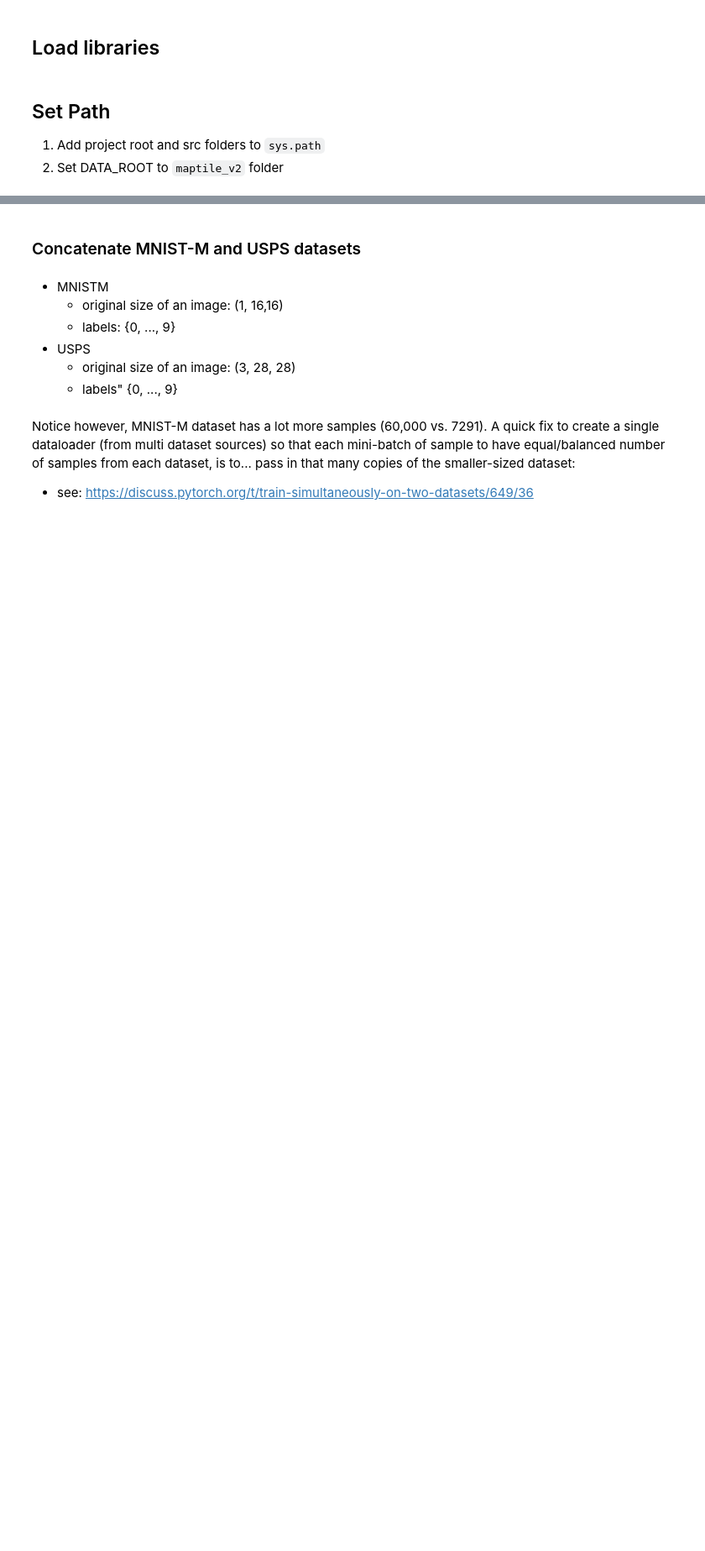
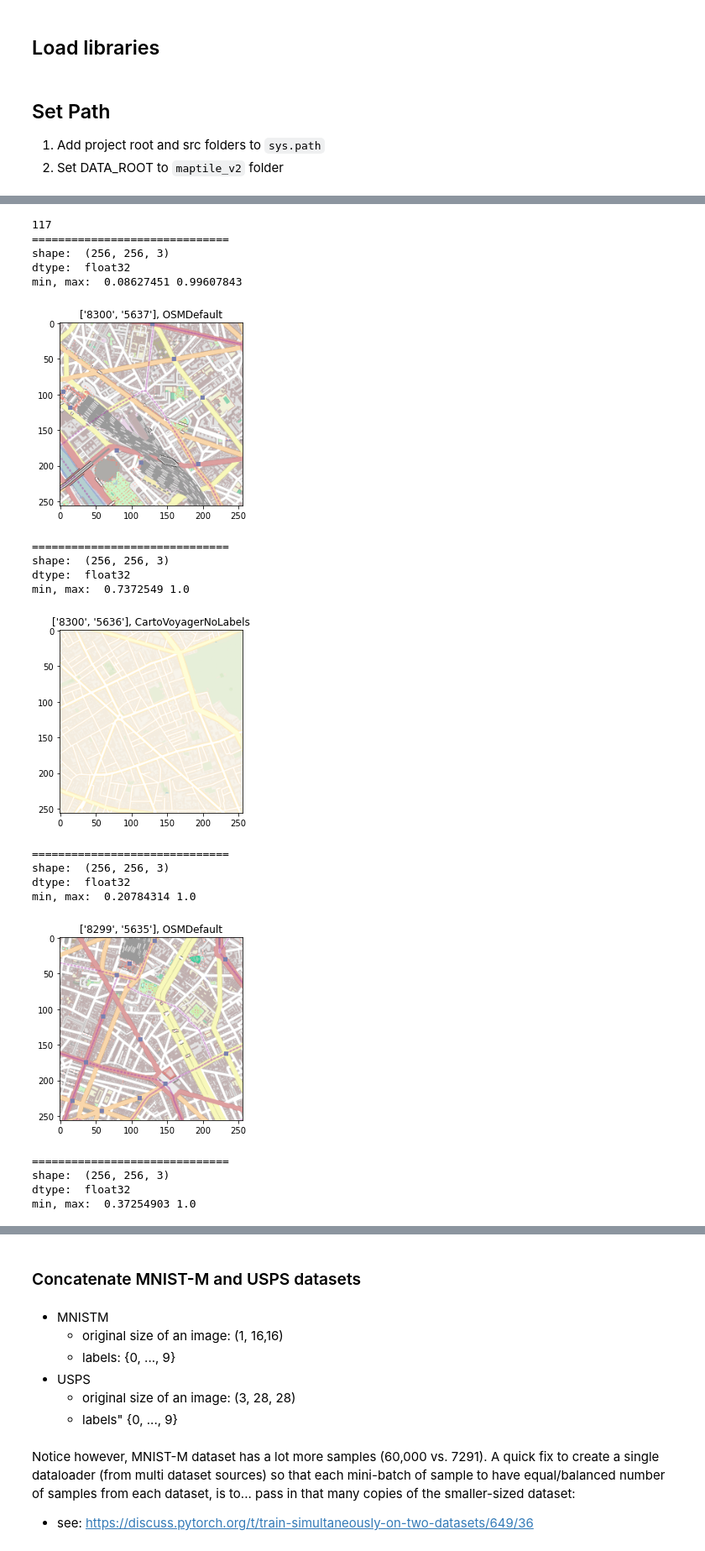
Before and after one commit to cocoaaa/Tenenbaum2000, a Jupyter notebook: nbs/01-e-multisource-maptile-datamodule.ipynb, the cells around one changed output, grey strips where cells are left out. Shown at 84% size. Saved outputs shown, nothing was run; the diff lists cells and outputs as text; code cells hidden in the pictures; blank space fills up the shorter version.

```diff
--- a/nbs/01-e-multisource-maptile-datamodule.ipynb
+++ b/nbs/01-e-multisource-maptile-datamodule.ipynb
@@ -99,0 +91,12 @@ from PIL import Image
+# %%
+# Instantiate dataset
+data_root = Path("/data/hayley-old/maptiles_v2/")
+cities = ['paris']
+styles = ['OSMDefault', 'CartoVoyagerNoLabels']
+zooms = ['14']
+ds = MaptilesDataset(
+    data_root=data_root,
+    cities=cities,
+    styles=styles,
+    zooms=zooms,
+)
@@ -99,0 +112,33 @@ from PIL import Image
+# %%
+print(len(ds))
+
+n_samples = 10
+for i in range(n_samples):
+    idx = np.random.choice(len(ds))
+    sample = ds[idx]
+    x, label_c, label_s = ds.unpack(sample)
+    info(x)
+    plt.imshow(x)
+    plt.title(f"{label_c}, {label_s}")
+    plt.show()
+# %% [output]
+117
+==============================
+shape:  (256, 256, 3)
+dtype:  float32
+min, max:  0.08627451 0.99607843
+[figure, added]
+==============================
+shape:  (256, 256, 3)
+dtype:  float32
+min, max:  0.7372549 1.0
+[figure, added]
+==============================
+shape:  (256, 256, 3)
+dtype:  float32
+min, max:  0.20784314 1.0
+[figure, added]
+==============================
+shape:  (256, 256, 3)
+dtype:  float32
+min, max:  0.37254903 1.0
```
Also changed, not shown: parts of 12 cells of this notebook, 31 other files.
